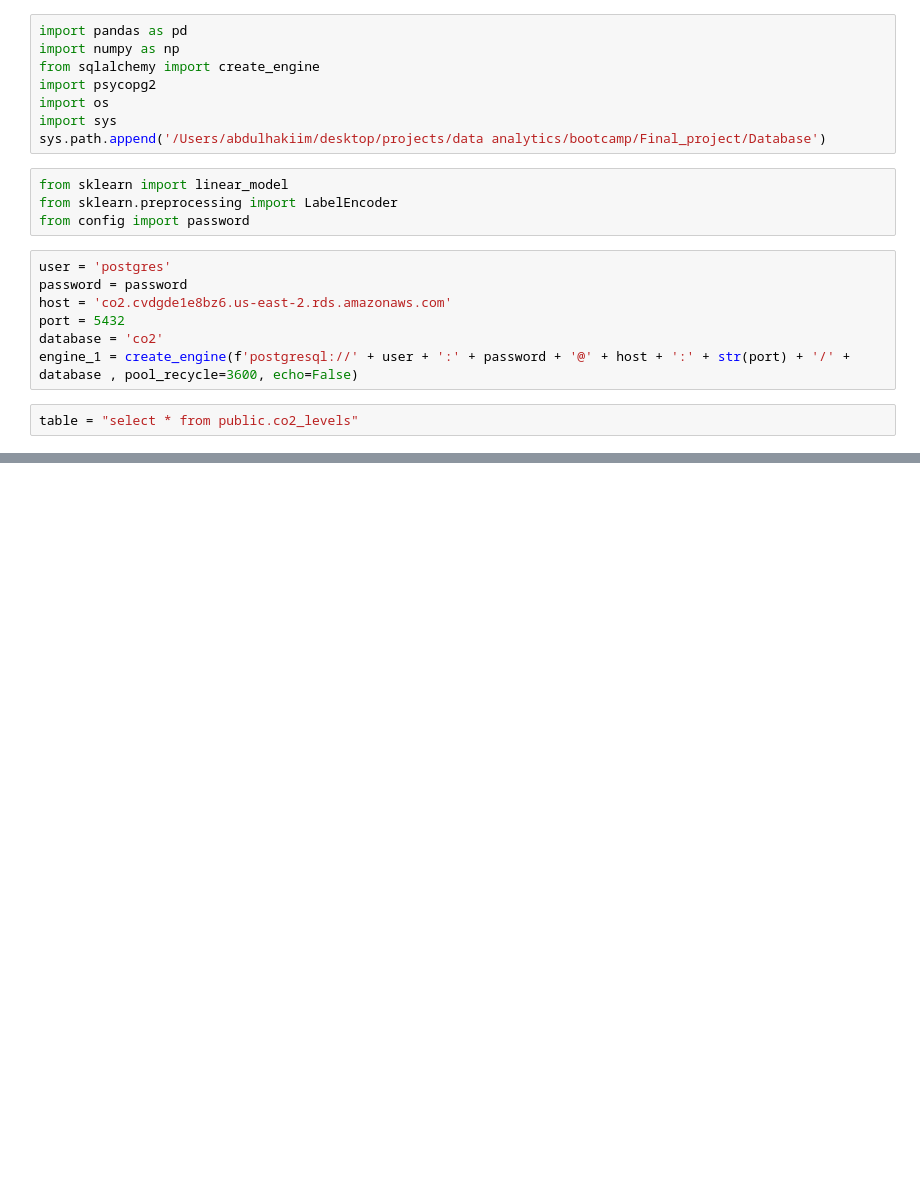
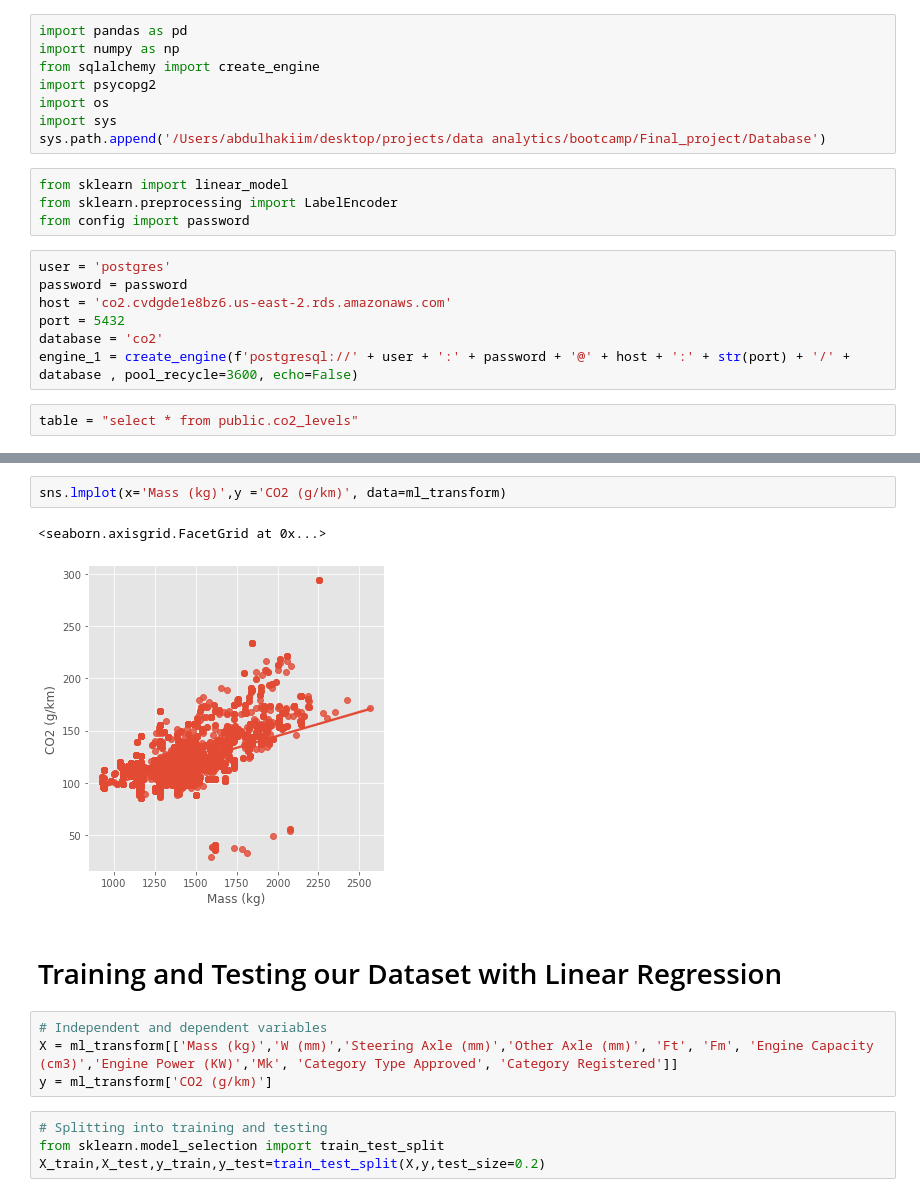
Before and after one commit to two-suns/CO2_Emissions_Estimator, a Jupyter notebook: ML_Model_2.ipynb, the cells around one changed output, grey strips where cells are left out. Drawn from its saved outputs; the diff is of its cells as text; blank space fills up the shorter version.

```diff
--- a/ML_Model_2.ipynb
+++ b/ML_Model_2.ipynb
@@ -44,0 +175,15 @@ df.head()
+# %%
+sns.lmplot(x='Mass (kg)',y ='CO2 (g/km)', data=ml_transform)
+# %% [output]
+<seaborn.axisgrid.FacetGrid at 0x...>
+[figure, added]
+# %% [markdown]
+# Training and Testing our Dataset with Linear Regression
+# %%
+# Independent and dependent variables
+X = ml_transform[['Mass (kg)','W (mm)','Steering Axle (mm)','Other Axle (mm)', 'Ft', 'Fm', 'Engine Capacity (cm3)','Engine Power (KW)','Mk', 'Category Type Approved', 'Category Registered']]
+y = ml_transform['CO2 (g/km)']
+# %%
+# Splitting into training and testing
+from sklearn.model_selection import train_test_split
+X_train,X_test,y_train,y_test=train_test_split(X,y,test_size=0.2)
```
Also changed, not shown: parts of 55 cells of this notebook, 2 other files.
